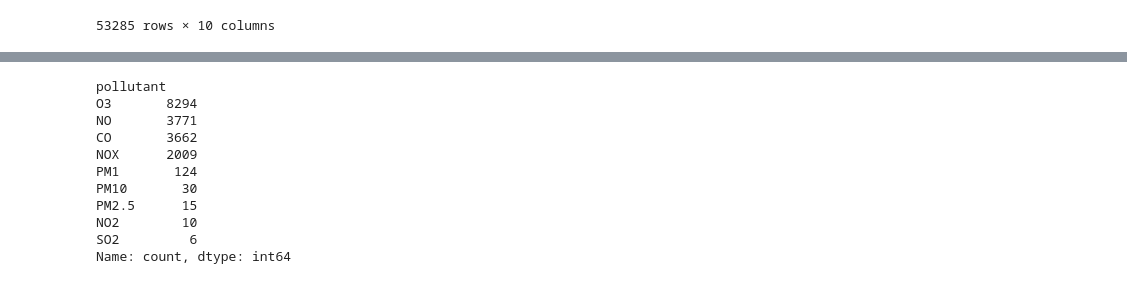
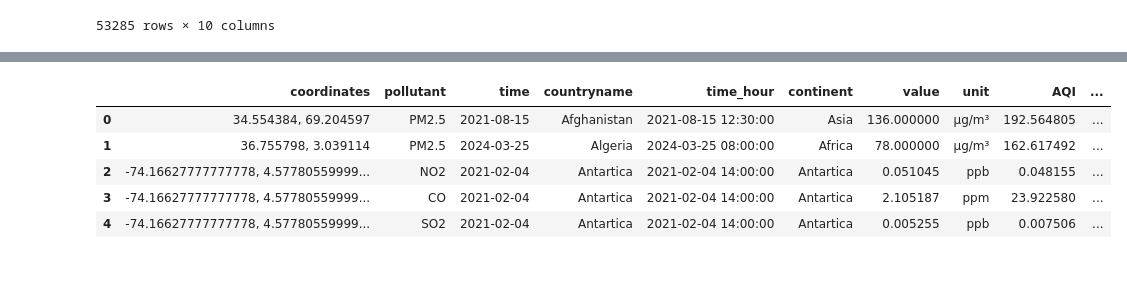
Before and after one commit to UBC-MDS/DSCI-532_2024_2_pollution-tracker, a Jupyter notebook: notebooks/wrangling.ipynb, the cells around one changed output, grey strips where cells are left out. Drawn from its saved outputs; the diff is of its cells as text; code cells hidden in the pictures.

```diff
--- a/notebooks/wrangling.ipynb
+++ b/notebooks/wrangling.ipynb
@@ -449,14 +407,9 @@ https://uk-air.defra.gov.uk/assets/documents/reports/cat06/0502160851_Conversion
-# %%
-converted_data[data['AQI'].isnull()]['pollutant'].value_counts()
-# %% [output]
-pollutant
-O3       8294
-NO       3771
-CO       3662
-NOX      2009
-PM1       124
-PM10       30
-PM2.5      15
-NO2        10
-SO2         6
-Name: count, dtype: int64
+# %%
+pd.read_csv('../data/processed/world_air_quality.csv').head()
+# %% [output]
+|  | coordinates | pollutant | time | countryname | time_hour | continent | value | unit | AQI | ... |
+| 0 | 34.554384, 69.204597 | PM2.5 | 2021-08-15 | Afghanistan | 2021-08-15 12:30:00 | Asia | 136.000000 | µg/m³ | 192.564805 | ... |
+| 1 | 36.755798, 3.039114 | PM2.5 | 2024-03-25 | Algeria | 2024-03-25 08:00:00 | Africa | 78.000000 | µg/m³ | 162.617492 | ... |
+| 2 | -74.16627777777778, 4.57780559999... | NO2 | 2021-02-04 | Antartica | 2021-02-04 14:00:00 | Antartica | 0.051045 | ppb | 0.048155 | ... |
+| 3 | -74.16627777777778, 4.57780559999... | CO | 2021-02-04 | Antartica | 2021-02-04 14:00:00 | Antartica | 2.105187 | ppm | 23.922580 | ... |
+| 4 | -74.16627777777778, 4.57780559999... | SO2 | 2021-02-04 | Antartica | 2021-02-04 14:00:00 | Antartica | 0.005255 | ppb | 0.007506 | ... |
```
Also changed, not shown: parts of 8 cells of this notebook, 2 other files.
